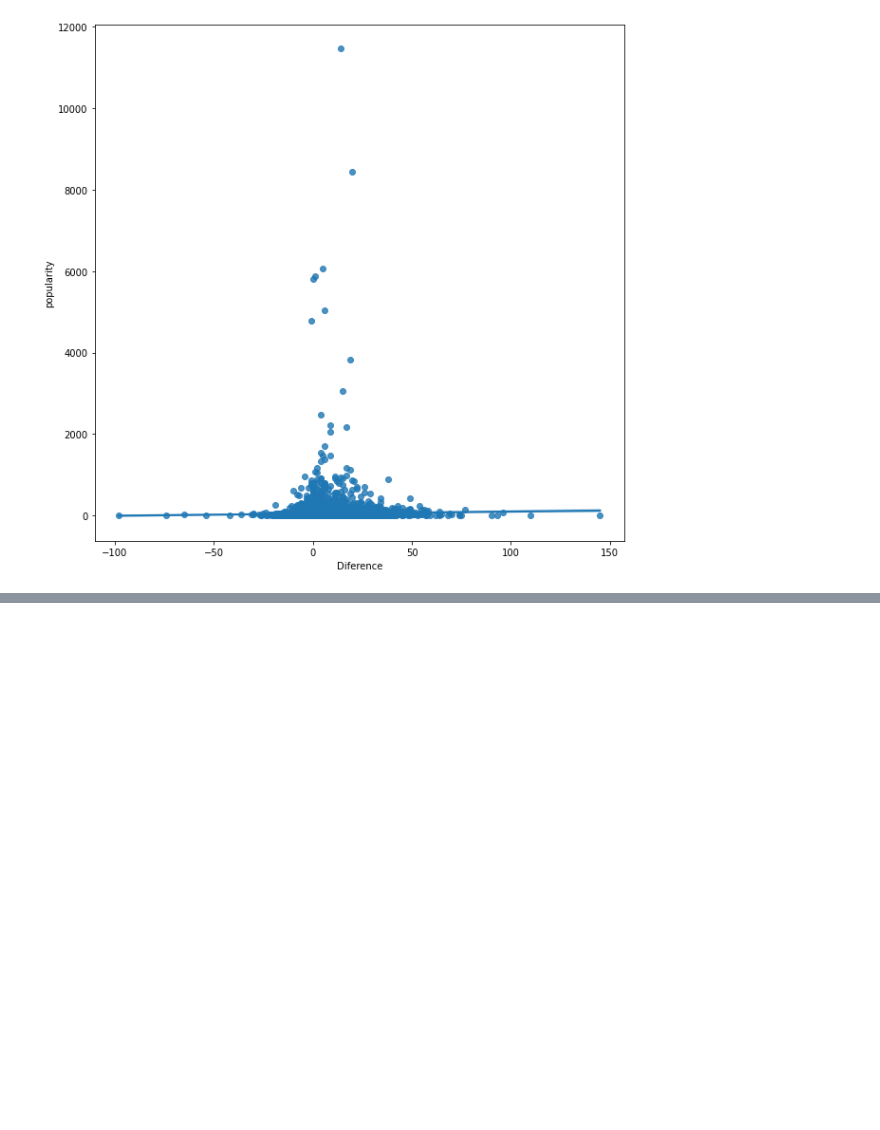
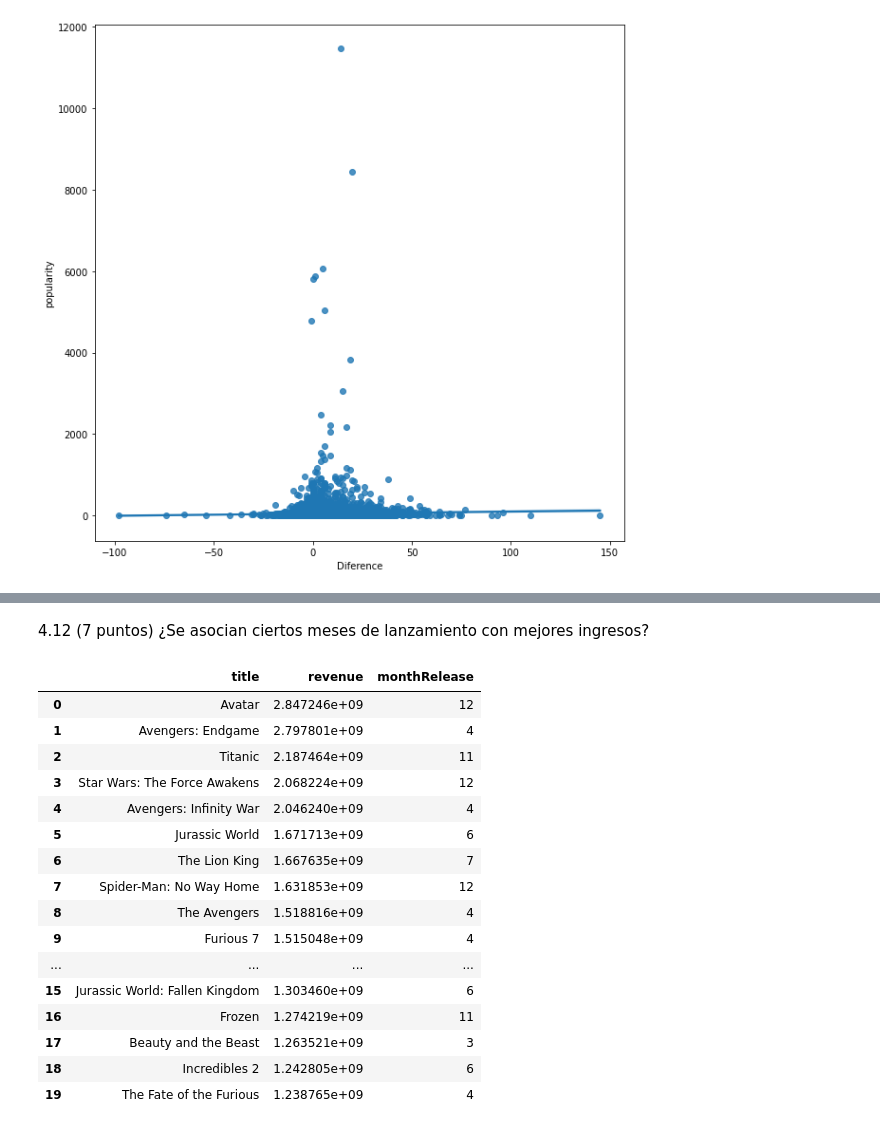
Before and after one commit to raulangelj/HT1_ANALISIS_EXPLORATORIO, a Jupyter notebook: HT1_ANALISIS_EXPLORATORIO.ipynb, the cells around one changed output, grey strips where cells are left out. Cells and saved outputs as stored; diff of their text form; code cells hidden in the pictures; blank space fills up the shorter version.

```diff
--- a/HT1_ANALISIS_EXPLORATORIO.ipynb
+++ b/HT1_ANALISIS_EXPLORATORIO.ipynb
@@ -720,0 +758,25 @@ See the caveats in the documentation: https://pandas.pydata.org/pandas-docs/stab
+# %% [markdown]
+4.12 (7 puntos) ¿Se asocian ciertos meses de lanzamiento con mejores ingresos?
+# %%
+# 4.12
+movies['monthRelease'] = pd.to_datetime(movies.releaseDate).dt.month
+q12 = movies.sort_values('revenue', ascending=False, ignore_index=True)[['title', 'revenue', 'monthRelease']].head(20)
+q12
+# %% [output]
+|  | title | revenue | monthRelease |
+| 0 | Avatar | 2.847246e+09 | 12 |
+| 1 | Avengers: Endgame | 2.797801e+09 | 4 |
+| 2 | Titanic | 2.187464e+09 | 11 |
+| 3 | Star Wars: The Force Awakens | 2.068224e+09 | 12 |
+| 4 | Avengers: Infinity War | 2.046240e+09 | 4 |
+| 5 | Jurassic World | 1.671713e+09 | 6 |
+| 6 | The Lion King | 1.667635e+09 | 7 |
+| 7 | Spider-Man: No Way Home | 1.631853e+09 | 12 |
+| 8 | The Avengers | 1.518816e+09 | 4 |
+| 9 | Furious 7 | 1.515048e+09 | 4 |
+| ... | ... | ... | ... |
+| 15 | Jurassic World: Fallen Kingdom | 1.303460e+09 | 6 |
+| 16 | Frozen | 1.274219e+09 | 11 |
+| 17 | Beauty and the Beast | 1.263521e+09 | 3 |
+| 18 | Incredibles 2 | 1.242805e+09 | 6 |
+| 19 | The Fate of the Furious | 1.238765e+09 | 4 |
```
Also changed, not shown: parts of 7 cells of this notebook.
